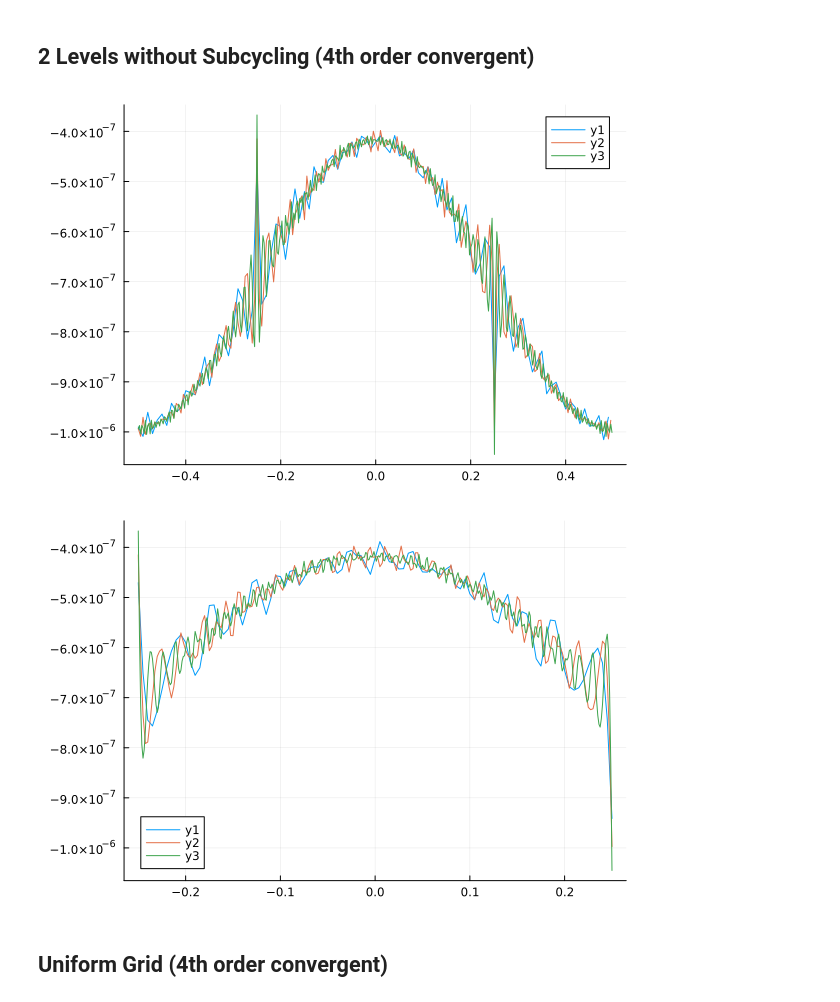
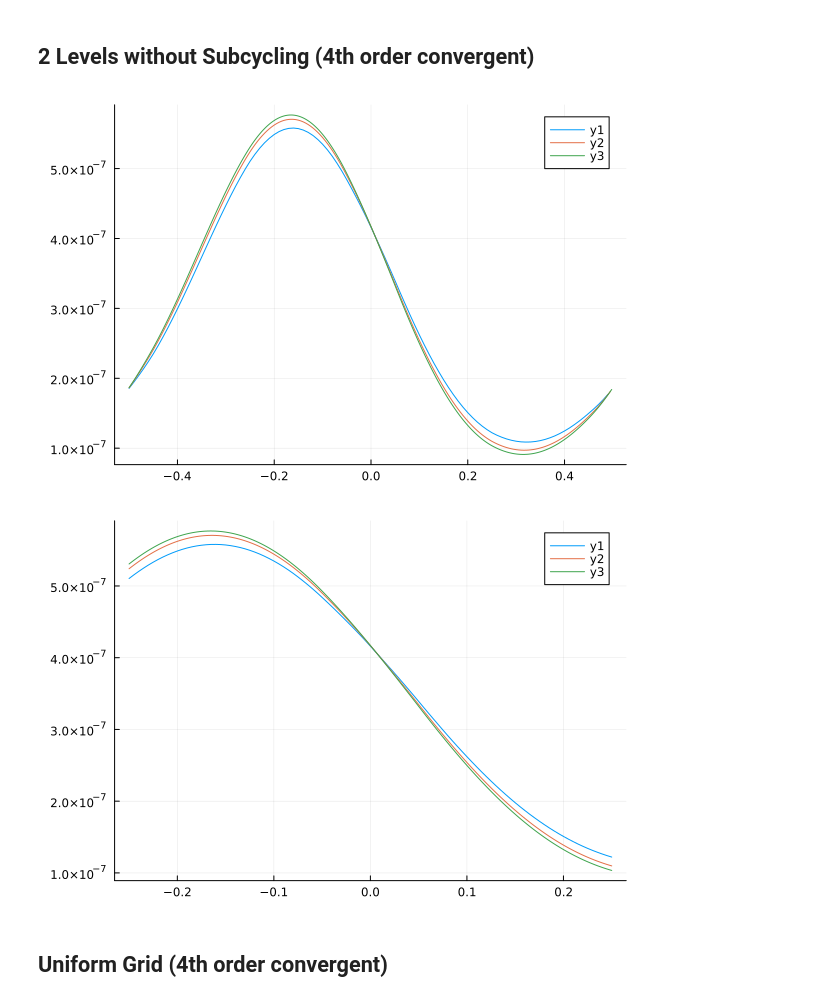
Before and after one commit to lwJi/Docs-Subcycling, a Jupyter notebook: ipynb/Convergence.ipynb, the cells around one changed output. Cells and saved outputs as stored; diff of their text form; code cells hidden in the pictures.

```diff
--- a/ipynb/Convergence.ipynb
+++ b/ipynb/Convergence.ipynb
@@ -93,21 +111,21 @@ plot_error(
 # %%
 plot_error(
     [
         "scalarwave_2levels_nx100_noSC",
         "scalarwave_2levels_nx200_noSC",
         "scalarwave_2levels_nx400_noSC"
-    ]; nbuf = 8, lev = 1, conv_order = 4)
+    ]; nbuf = 8, lev = 1, conv_order = 4, tmax = 0.8)
 # %% [output]
-[figure, old version]
+[figure, new version]
 # %%
 plot_error(
     [
         "scalarwave_2levels_nx100_noSC",
         "scalarwave_2levels_nx200_noSC",
         "scalarwave_2levels_nx400_noSC"
-    ]; nbuf = 8, lev = 2, conv_order = 4)
+    ]; nbuf = 8, lev = 2, conv_order = 4, tmax = 0.8)
 # %% [output]
-[figure, old version]
+[figure, new version]
 # %% [markdown]
 ## Uniform Grid (4th order convergent)
 # %%
```
Also changed, not shown: parts of 7 cells of this notebook.
